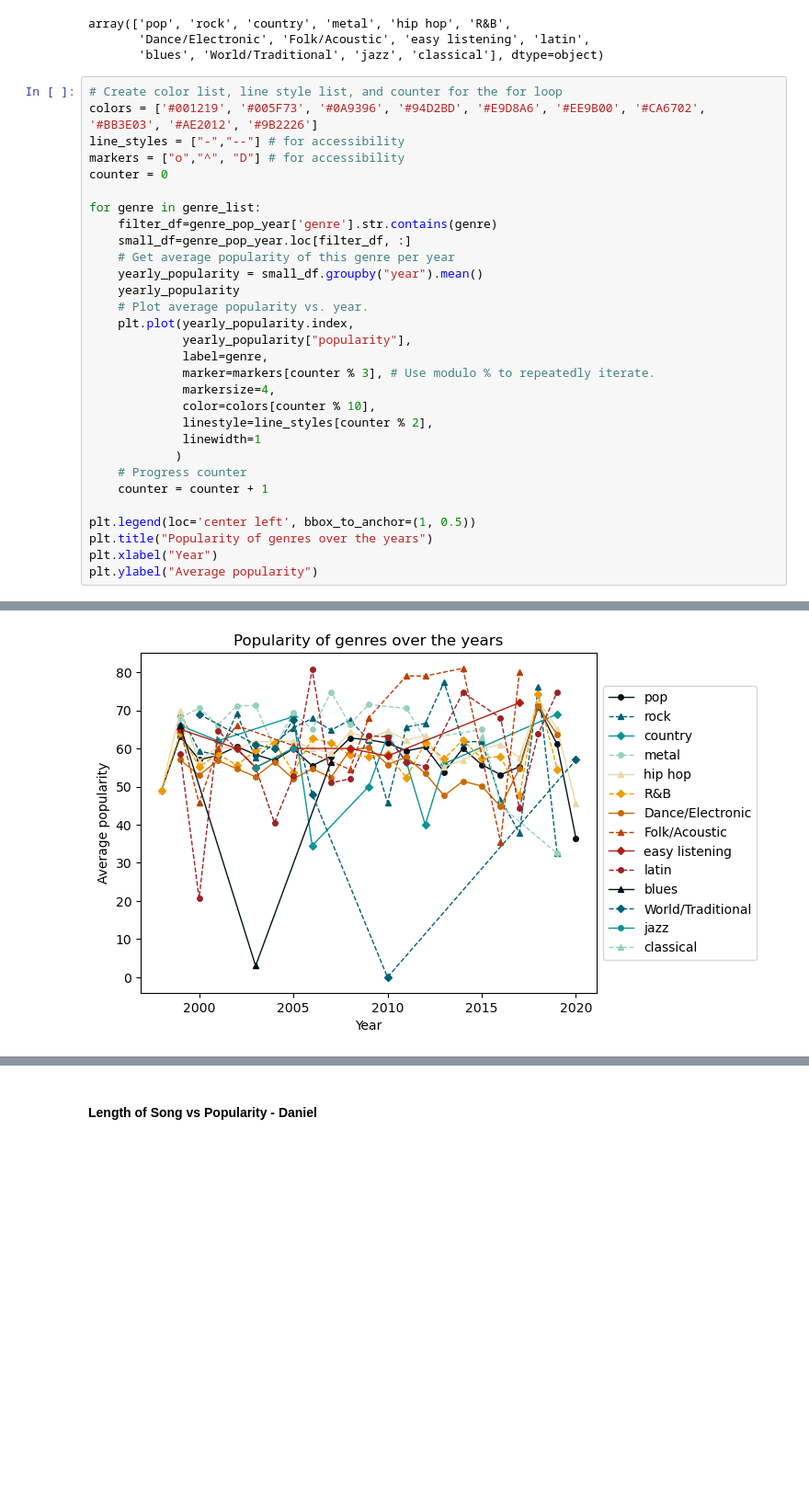
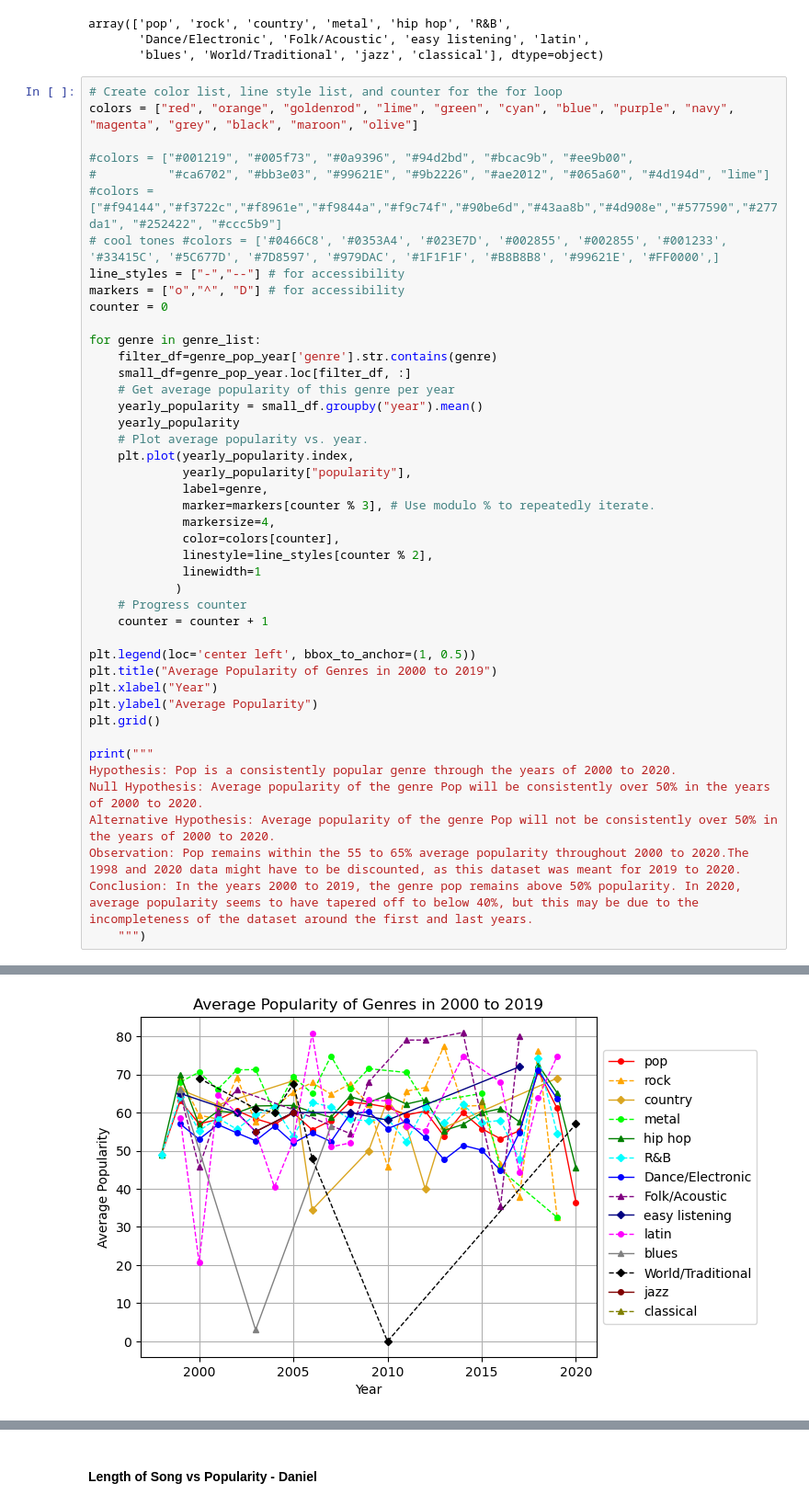
Before and after one commit to Dr0d1536/Project_1, a Jupyter notebook: spotify.ipynb, the cells around one changed output, grey strips where cells are left out. Shown at 92% size. Drawn from its saved outputs; the diff is of its cells as text; blank space fills up the shorter version.

```diff
--- a/spotify.ipynb
+++ b/spotify.ipynb
@@ -230,7 +230,12 @@ array(['pop', 'rock', 'country', 'metal', 'hip hop', 'R&B',
        'blues', 'World/Traditional', 'jazz', 'classical'], dtype=object)
 # %%
 # Create color list, line style list, and counter for the for loop
-colors = ['#001219', '#005F73', '#0A9396', '#94D2BD', '#E9D8A6', '#EE9B00', '#CA6702', '#BB3E03', '#AE2012', '#9B2226']
+colors = ["red", "orange", "goldenrod", "lime", "green", "cyan", "blue", "purple", "navy", "magenta", "grey", "black", "maroon", "olive"]
+
+#colors = ["#001219", "#005f73", "#0a9396", "#94d2bd", "#bcac9b", "#ee9b00",
+#          "#ca6702", "#bb3e03", "#99621E", "#9b2226", "#ae2012", "#065a60", "#4d194d", "lime"]
+#colors = ["#f94144","#f3722c","#f8961e","#f9844a","#f9c74f","#90be6d","#43aa8b","#4d908e","#577590","#277da1", "#252422", "#ccc5b9"]
+# cool tones #colors = ['#0466C8', '#0353A4', '#023E7D', '#002855', '#002855', '#001233', '#33415C', '#5C677D', '#7D8597', '#979DAC', '#1F1F1F', '#B8B8B8', '#99621E', '#FF0000',]
 line_styles = ["-","--"] # for accessibility
 markers = ["o","^", "D"] # for accessibility
 counter = 0
@@ -247,7 +252,7 @@ for genre in genre_list:
              label=genre,
              marker=markers[counter % 3], # Use modulo % to repeatedly iterate.
              markersize=4,
-             color=colors[counter % 10],
+             color=colors[counter],
              linestyle=line_styles[counter % 2],
              linewidth=1
             )
@@ -255,7 +260,16 @@ for genre in genre_list:
     counter = counter + 1
 
 plt.legend(loc='center left', bbox_to_anchor=(1, 0.5))
-plt.title("Popularity of genres over the years")
+plt.title("Average Popularity of Genres in 2000 to 2019")
 plt.xlabel("Year")
-plt.ylabel("Average popularity")
+plt.ylabel("Average Popularity")
+plt.grid()
+
+print("""
+Hypothesis: Pop is a consistently popular genre through the years of 2000 to 2020.
+Null Hypothesis: Average popularity of the genre Pop will be consistently over 50% in the years of 2000 to 2020.
+Alternative Hypothesis: Average popularity of the genre Pop will not be consistently over 50% in the years of 2000 to 2020.
+Observation: Pop remains within the 55 to 65% average popularity throughout 2000 to 2020.The 1998 and 2020 data might have to be discounted, as this dataset was meant for 2019 to 2020.
+Conclusion: In the years 2000 to 2019, the genre pop remains above 50% popularity. In 2020, average popularity seems to have tapered off to below 40%, but this may be due to the incompleteness of the dataset around the first and last years.
+    """)
 # %% [output]
@@ -263 +281 @@ Text(0, 0.5, 'Average popularity')
-[figure, old version]
+[figure, new version]
```
Also changed, not shown: parts of 6 cells of this notebook.
